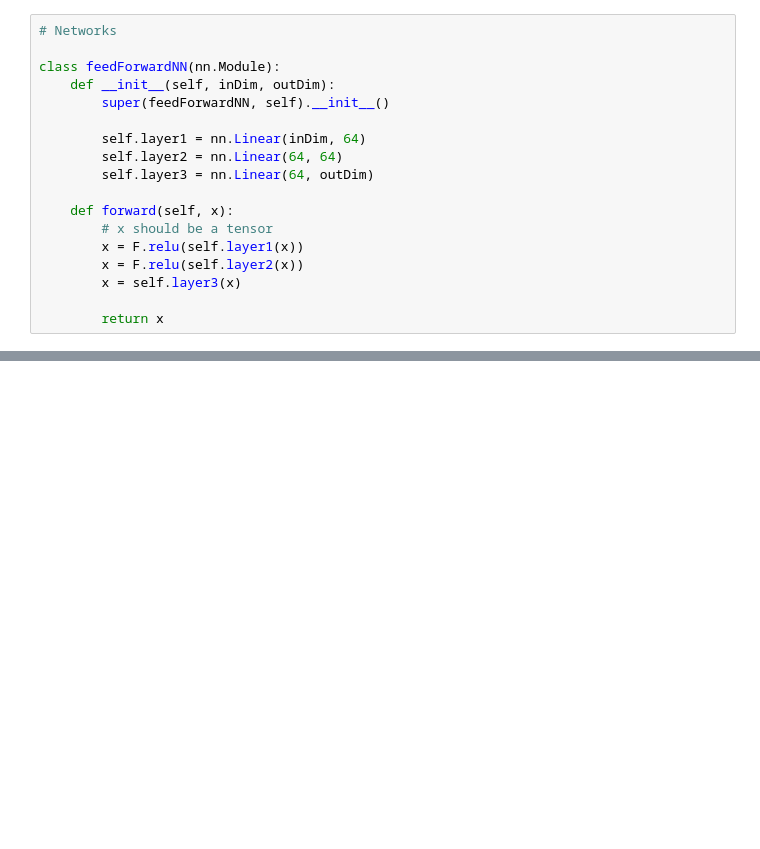
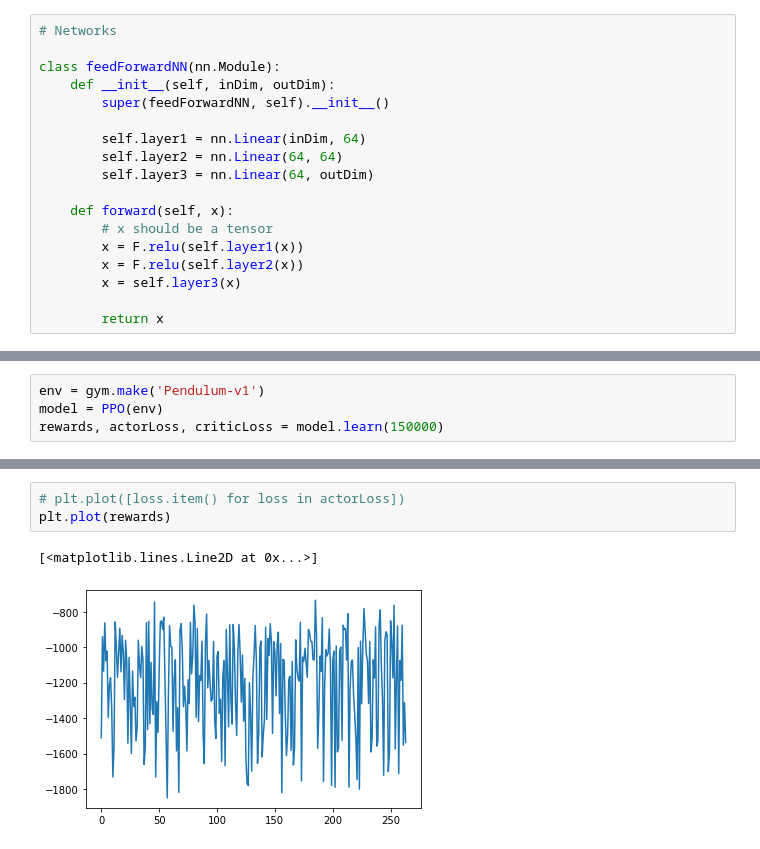
Before and after one commit to amirabbasja/RL_SNN, a Jupyter notebook: ANN_Policy_Gradient/ANN_Example_3.ipynb, the cells around one changed output, grey strips where cells are left out. Cells and saved outputs as stored; diff of their text form; blank space fills up the shorter version.

```diff
--- a/ANN_Policy_Gradient/ANN_Example_3.ipynb
+++ b/ANN_Policy_Gradient/ANN_Example_3.ipynb
@@ -134,0 +206,4 @@ class PPO:
+# %%
+env = gym.make('Pendulum-v1')
+model = PPO(env)
+rewards, actorLoss, criticLoss = model.learn(150000)
@@ -134,0 +229,6 @@ class PPO:
+# %%
+# plt.plot([loss.item() for loss in actorLoss])
+plt.plot(rewards)
+# %% [output]
+[<matplotlib.lines.Line2D at 0x...>]
+[figure, added]
```
Also changed, not shown: parts of 4 cells of this notebook.
